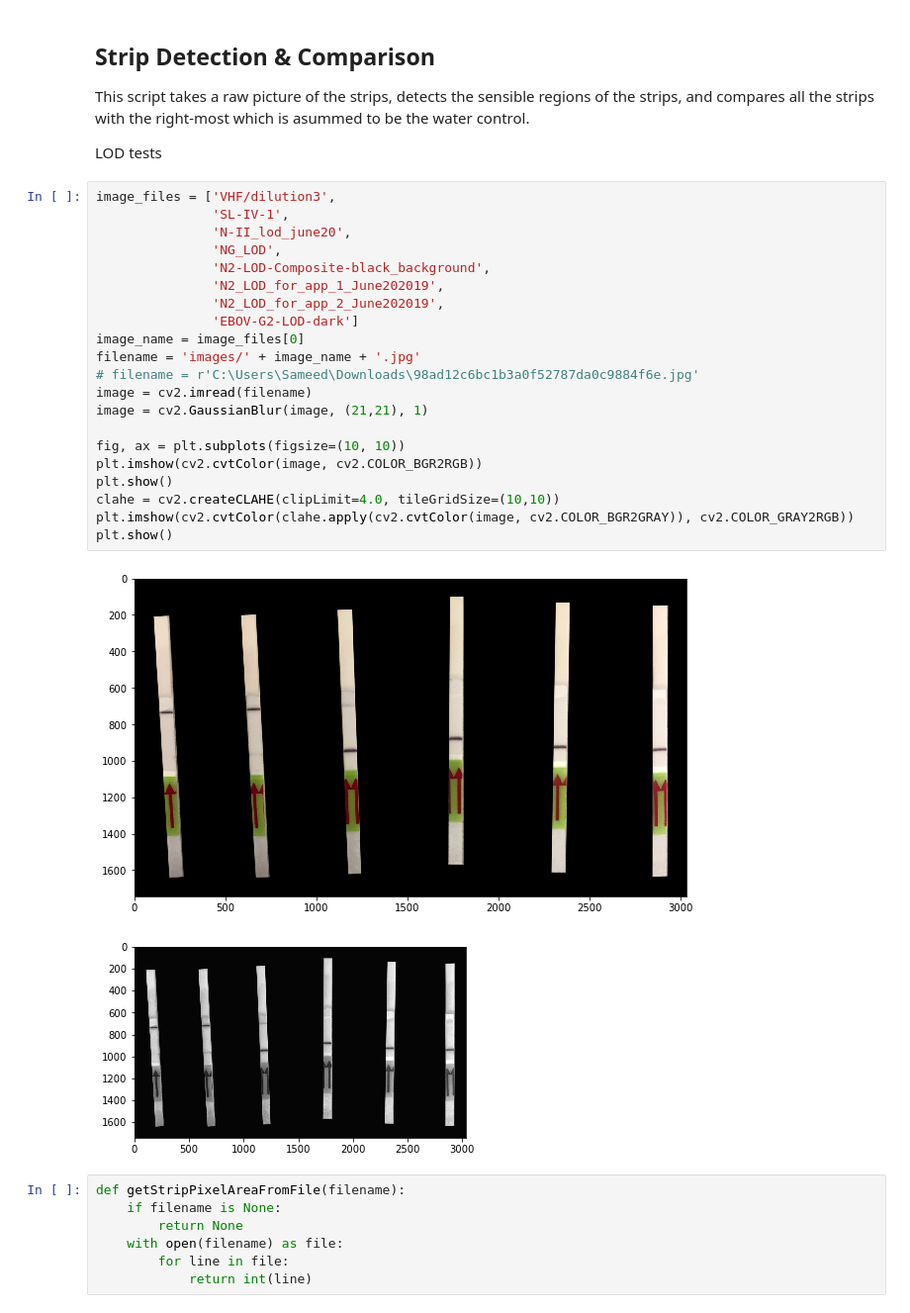
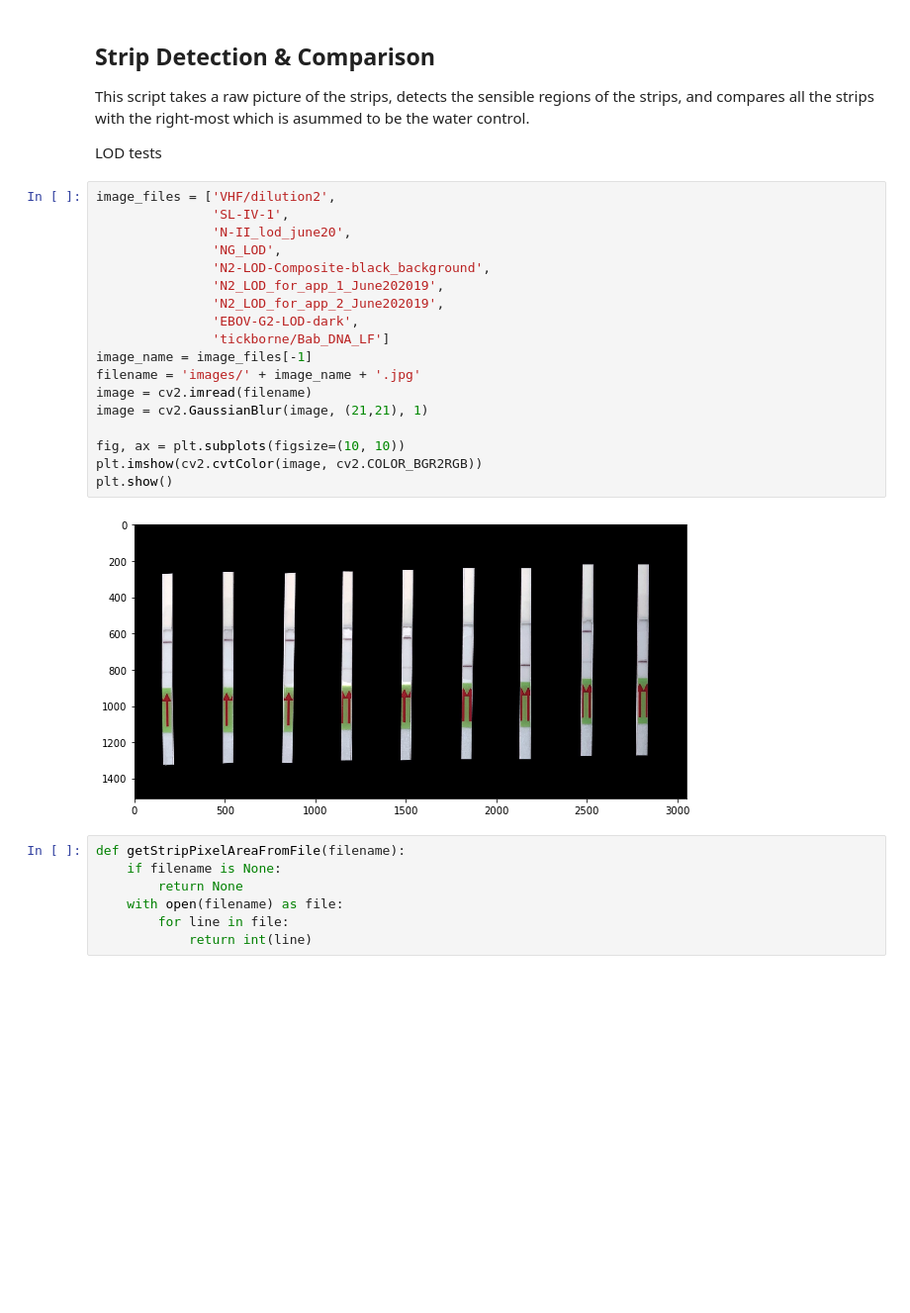
Before and after one commit to broadinstitute/HandLens-1.0.0, a Jupyter notebook: notebooks/Strip Detection and Analysis.ipynb, the cells around one changed output. Shown at 99% size. Saved outputs shown, nothing was run; the diff lists cells and outputs as text; blank space fills up the shorter version.

```diff
--- a/notebooks/Strip Detection and Analysis.ipynb
+++ b/notebooks/Strip Detection and Analysis.ipynb
@@ -13,29 +13,25 @@ This script takes a raw picture of the strips, detects the sensible regions of t
 
 LOD tests
 # %%
-image_files = ['VHF/dilution3',
+image_files = ['VHF/dilution2',
                'SL-IV-1',
                'N-II_lod_june20',
                'NG_LOD',
                'N2-LOD-Composite-black_background',
                'N2_LOD_for_app_1_June202019',
                'N2_LOD_for_app_2_June202019',
-               'EBOV-G2-LOD-dark']
-image_name = image_files[0]
+               'EBOV-G2-LOD-dark',
+               'tickborne/Bab_DNA_LF']
+image_name = image_files[-1]
 filename = 'images/' + image_name + '.jpg'
-# filename = r'C:\Users\Sameed\Downloads\98ad12c6bc1b3a0f52787da0c9884f6e.jpg'
 image = cv2.imread(filename)
 image = cv2.GaussianBlur(image, (21,21), 1)
 
 fig, ax = plt.subplots(figsize=(10, 10))
 plt.imshow(cv2.cvtColor(image, cv2.COLOR_BGR2RGB))
 plt.show()
-clahe = cv2.createCLAHE(clipLimit=4.0, tileGridSize=(10,10))
-plt.imshow(cv2.cvtColor(clahe.apply(cv2.cvtColor(image, cv2.COLOR_BGR2GRAY)), cv2.COLOR_GRAY2RGB))
-plt.show()
 # %% [output]
-[figure, old version]
+[figure, new version]
-[figure, removed]
 # %%
 def getStripPixelAreaFromFile(filename):
     if filename is None:
```
Also changed, not shown: parts of 14 cells of this notebook, 2 other files.
